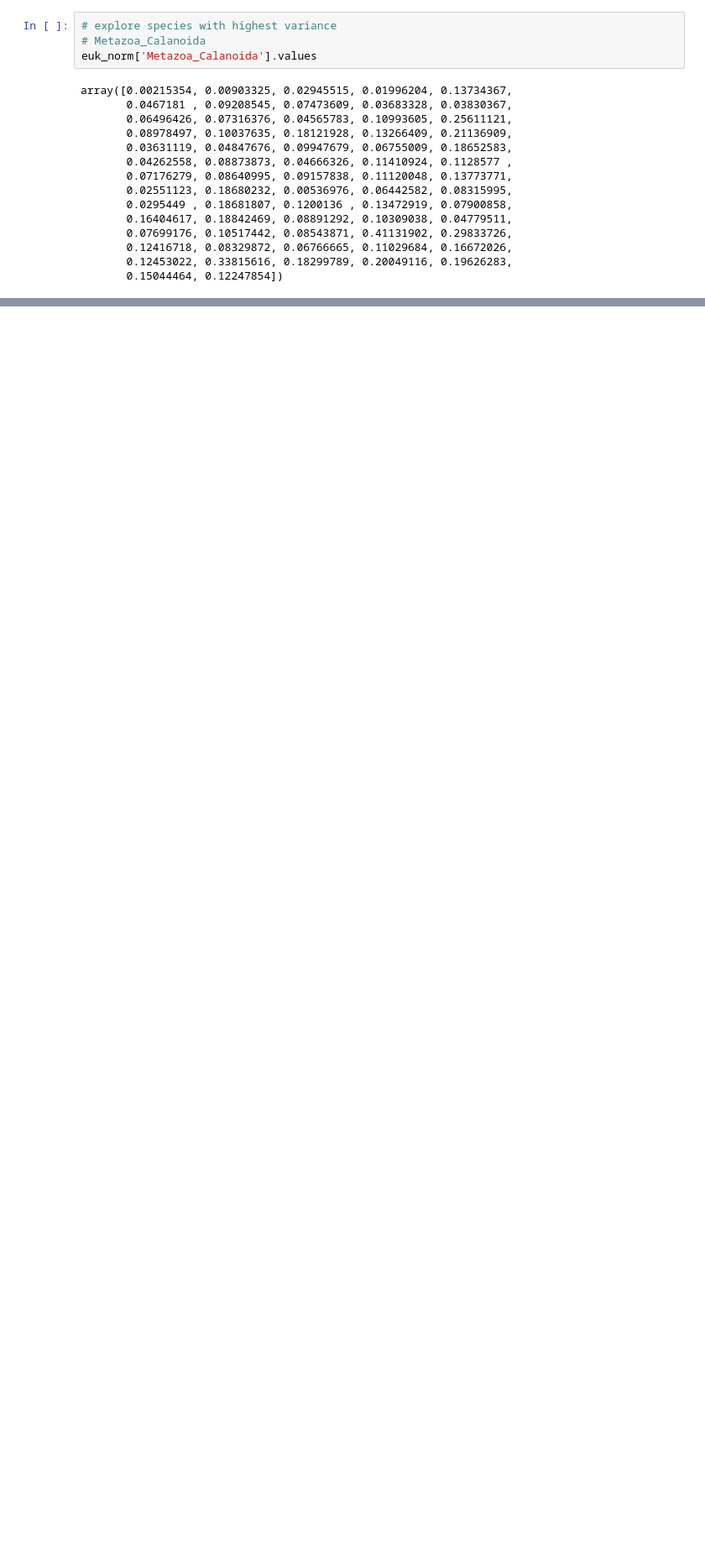
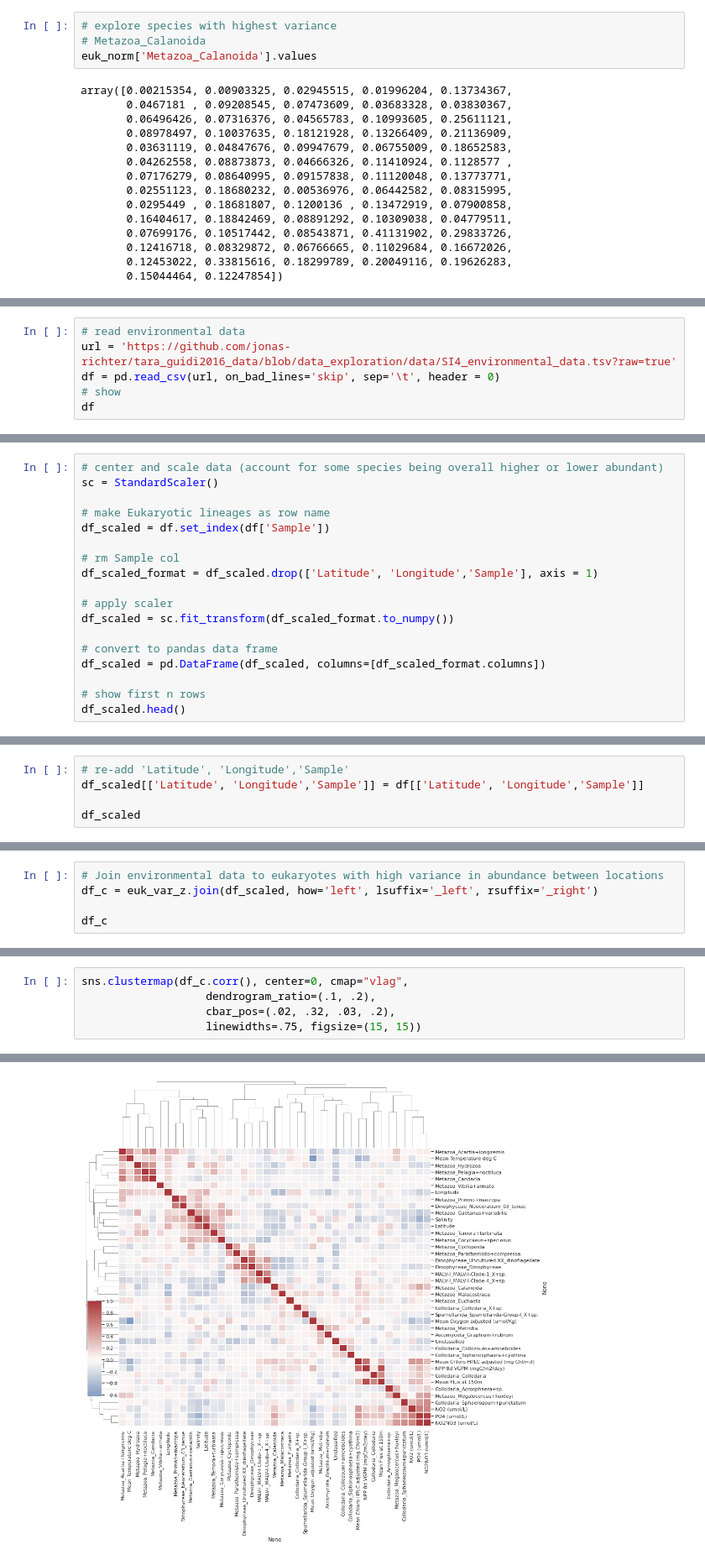
Before and after one commit to jonas-richter/tara_guidi2016_data, a Jupyter notebook: Eukaryote_abundance.ipynb, the cells around one changed output, grey strips where cells are left out. Shown at 84% size. Drawn from its saved outputs; the diff is of its cells as text; blank space fills up the shorter version.

```diff
--- a/Eukaryote_abundance.ipynb
+++ b/Eukaryote_abundance.ipynb
@@ -154,0 +180,6 @@ array([0.05950623, 0.23671628, 0.03273667, 0.09516441, 0.07590617,
+# %%
+# read environmental data
+url = 'https://github.com/jonas-richter/tara_guidi2016_data/blob/data_exploration/data/SI4_environmental_data.tsv?raw=true'
+df = pd.read_csv(url, on_bad_lines='skip', sep='\t', header = 0)
+# show
+df
@@ -154,0 +200,18 @@ array([0.05950623, 0.23671628, 0.03273667, 0.09516441, 0.07590617,
+# %%
+# center and scale data (account for some species being overall higher or lower abundant)
+sc = StandardScaler()
+
+# make Eukaryotic lineages as row name
+df_scaled = df.set_index(df['Sample'])
+
+# rm Sample col
+df_scaled_format = df_scaled.drop(['Latitude', 'Longitude','Sample'], axis = 1)
+
+# apply scaler
+df_scaled = sc.fit_transform(df_scaled_format.to_numpy())
+
+# convert to pandas data frame
+df_scaled = pd.DataFrame(df_scaled, columns=[df_scaled_format.columns])
+
+# show first n rows
+df_scaled.head()
@@ -154,0 +225,5 @@ array([0.05950623, 0.23671628, 0.03273667, 0.09516441, 0.07590617,
+# %%
+# re-add 'Latitude', 'Longitude','Sample'
+df_scaled[['Latitude', 'Longitude','Sample']] = df[['Latitude', 'Longitude','Sample']]
+
+df_scaled
@@ -154,0 +260,5 @@ array([0.05950623, 0.23671628, 0.03273667, 0.09516441, 0.07590617,
+# %%
+# Join environmental data to eukaryotes with high variance in abundance between locations
+df_c = euk_var_z.join(df_scaled, how='left', lsuffix='_left', rsuffix='_right')
+
+df_c
@@ -154,0 +279,6 @@ array([0.05950623, 0.23671628, 0.03273667, 0.09516441, 0.07590617,
+# %%
+sns.clustermap(df_c.corr(), center=0, cmap="vlag",
+                   dendrogram_ratio=(.1, .2),
+                   cbar_pos=(.02, .32, .03, .2),
+                   linewidths=.75, figsize=(15, 15))
+# %% [output]
@@ -154,0 +286 @@ array([0.05950623, 0.23671628, 0.03273667, 0.09516441, 0.07590617,
+[figure, added]
```
Also changed, not shown: parts of 14 cells of this notebook.
